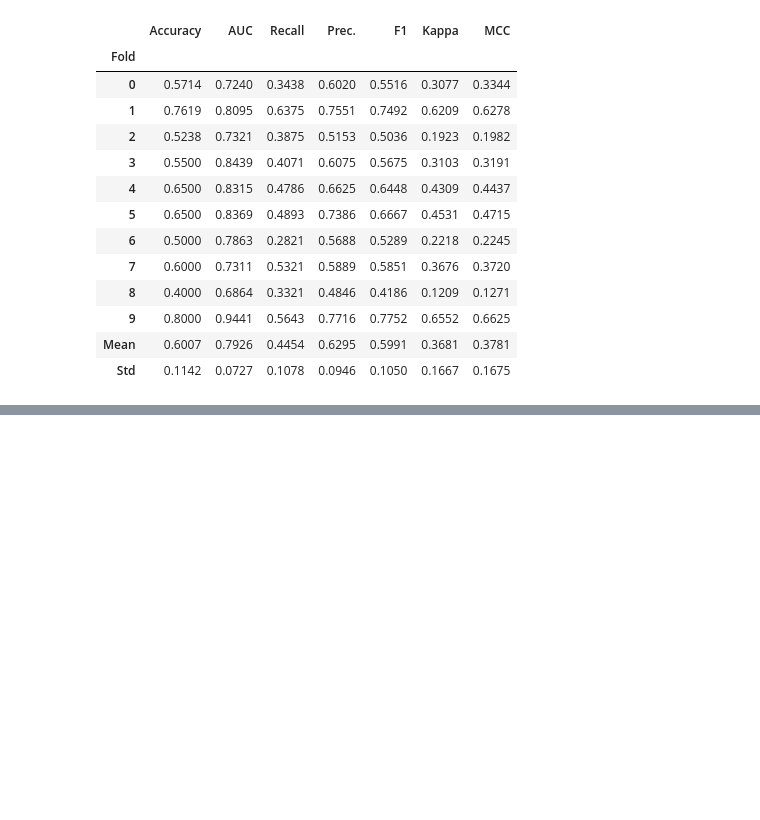
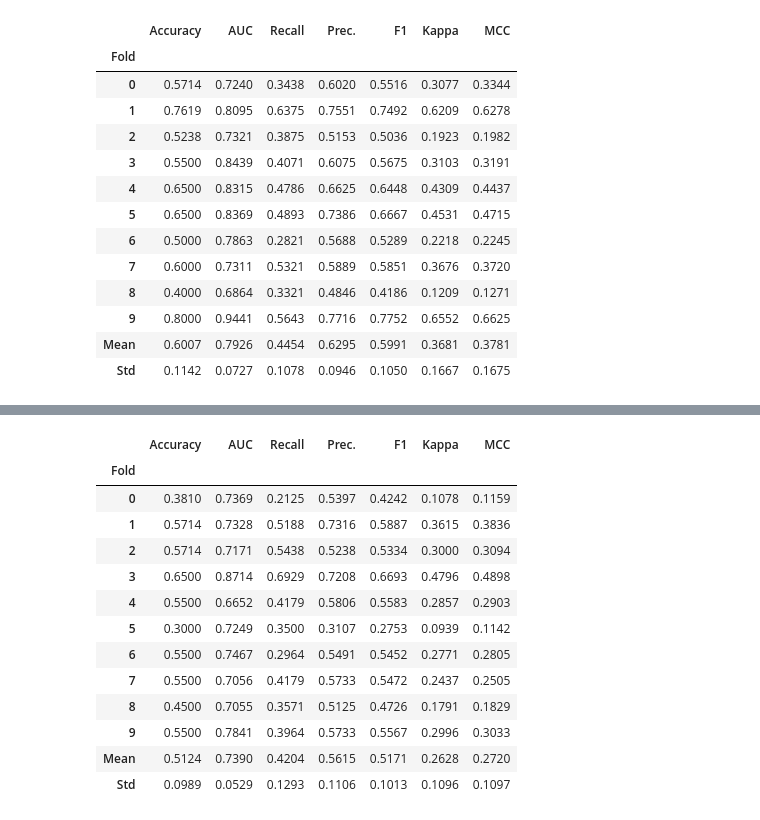
Before and after one commit to imraghavagr/mental-health, a Jupyter notebook: notebooks/02-ra-dataModelling.ipynb, the cells around one changed output, grey strips where cells are left out. Drawn from its saved outputs; the diff is of its cells as text; code cells hidden in the pictures; blank space fills up the shorter version.

```diff
--- a/notebooks/02-ra-dataModelling.ipynb
+++ b/notebooks/02-ra-dataModelling.ipynb
@@ -1074,0 +1216,17 @@ tuned_et3 = tune_model(et3)
+# %%
+ensemble_lda = ensemble_model(tuned_lda)
+# %% [output]
+|  | Accuracy | AUC | Recall | Prec. | F1 | Kappa | MCC |
+| Fold |  |  |  |  |  |  |  |
+| 0 | 0.3810 | 0.7369 | 0.2125 | 0.5397 | 0.4242 | 0.1078 | 0.1159 |
+| 1 | 0.5714 | 0.7328 | 0.5188 | 0.7316 | 0.5887 | 0.3615 | 0.3836 |
+| 2 | 0.5714 | 0.7171 | 0.5438 | 0.5238 | 0.5334 | 0.3000 | 0.3094 |
+| 3 | 0.6500 | 0.8714 | 0.6929 | 0.7208 | 0.6693 | 0.4796 | 0.4898 |
+| 4 | 0.5500 | 0.6652 | 0.4179 | 0.5806 | 0.5583 | 0.2857 | 0.2903 |
+| 5 | 0.3000 | 0.7249 | 0.3500 | 0.3107 | 0.2753 | 0.0939 | 0.1142 |
+| 6 | 0.5500 | 0.7467 | 0.2964 | 0.5491 | 0.5452 | 0.2771 | 0.2805 |
+| 7 | 0.5500 | 0.7056 | 0.4179 | 0.5733 | 0.5472 | 0.2437 | 0.2505 |
+| 8 | 0.4500 | 0.7055 | 0.3571 | 0.5125 | 0.4726 | 0.1791 | 0.1829 |
+| 9 | 0.5500 | 0.7841 | 0.3964 | 0.5733 | 0.5567 | 0.2996 | 0.3033 |
+| Mean | 0.5124 | 0.7390 | 0.4204 | 0.5615 | 0.5171 | 0.2628 | 0.2720 |
+| Std | 0.0989 | 0.0529 | 0.1293 | 0.1106 | 0.1013 | 0.1096 | 0.1097 |
```
Also changed, not shown: parts of 11 cells of this notebook.
